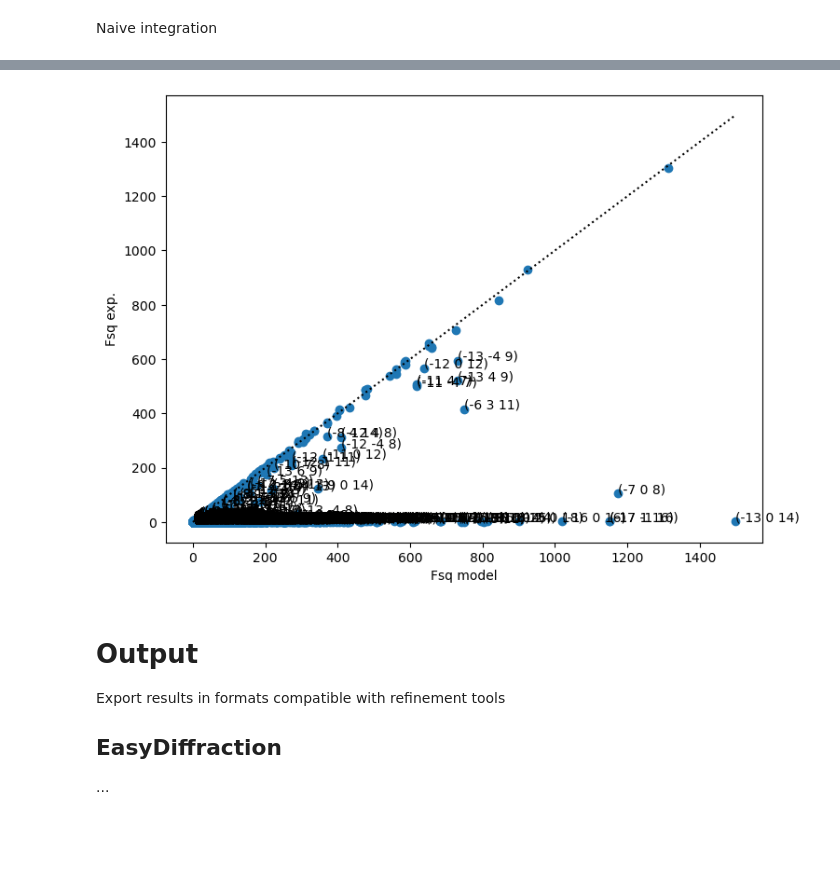
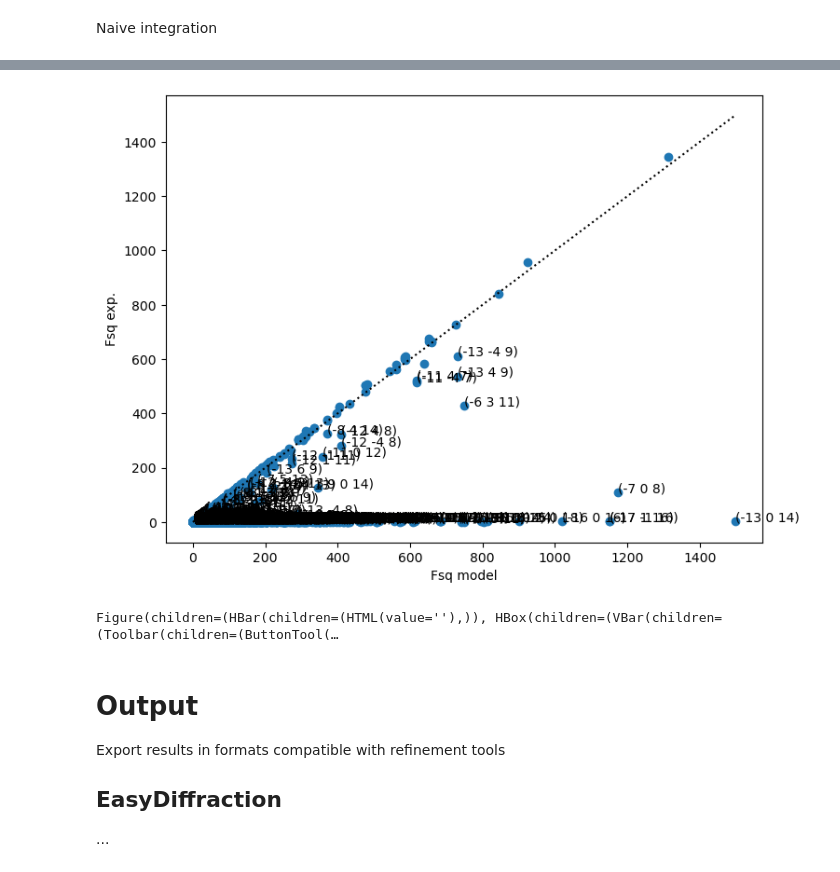
Before and after one commit to scipp/magic-notebooks, a Jupyter notebook: scipp_code.ipynb, the cells around one changed output, grey strips where cells are left out. Saved outputs shown, nothing was run; the diff lists cells and outputs as text; code cells hidden in the pictures; blank space fills up the shorter version.

```diff
--- a/scipp_code.ipynb
+++ b/scipp_code.ipynb
@@ -1345,0 +1392,15 @@ da_q_event_reduced_strong.hist(l_reduced=bin_l_reduced, h_reduced=bin_h_reduced)
+# %%
+da_q_event_normalized.coords["delta_t"] = da_q_event_normalized_strong.coords["delta_t"]
+da_q_event_normalized.coords["delta_L"] = da_q_event_normalized_strong.coords["delta_L"]
+da_q_event_normalized.coords["cell_a"] = da_q_event_normalized_strong.coords["cell_a"]
+da_q_event_normalized.coords["cell_b"] = da_q_event_normalized_strong.coords["cell_b"]
+da_q_event_normalized.coords["cell_c"] = da_q_event_normalized_strong.coords["cell_c"]
+da_q_event_normalized.coords["cell_alpha"] = da_q_event_normalized_strong.coords["cell_alpha"]
+da_q_event_normalized.coords["cell_beta"] = da_q_event_normalized_strong.coords["cell_beta"]
+da_q_event_normalized.coords["cell_gamma"] = da_q_event_normalized_strong.coords["cell_gamma"]
+da_q_event_normalized.coords["euler_alpha"] = da_q_event_normalized_strong.coords["euler_alpha"]
+da_q_event_normalized.coords["euler_beta"] = da_q_event_normalized_strong.coords["euler_beta"]
+da_q_event_normalized.coords["euler_gamma"] = da_q_event_normalized_strong.coords["euler_gamma"]
+remove_coords_in_da(da_q_event_normalized, "h", "k", "l", "h_reduced", "k_reduced", "l_reduced", "hkl_vec","Q_vec_rot","Q_vec","Qx","Qy","Qz","wavelength", "tof", "Ltotal", "Q", "u_matrix", "b_matrix", "ub_matrix")
+da_q_event_normalized = da_q_event_normalized.transform_coords(("h_reduced", "k_reduced", "l_reduced"), graph={**graph_qvec, **graph_hkl})
+da_q_event_normalized
@@ -1369,14 +1460,13 @@ np_hkl_model, np_fsq_model = load_fsq(f_name_fsq)
 Naive integration
 # %%
 
-def naive_integration(da, integration_box):
+def naive_integration(da, integration_box, scale:float=1.):
     ls_out = ["# Naive integration\n"]
     da = da.transform_coords(("two_theta","h","k","l"), graph={**graph_qvec,**graph_hkl})
     np_hkl = numpy.array([da.coords["h"].values, da.coords["k"].values, da.coords["l"].values], dtype=float)
     np_hkl = numpy.unique(numpy.round(np_hkl,0).astype(int),axis=1)
 
 
-    scale = 1.
     l_fsq_exp = []
     l_fsq_mod = []
     l_hkl = []
@@ -1415,8 +1505,8 @@ def naive_integration(da, integration_box):
             l_wavelength.append((wavelength, numpy.std(np_wavelength)))
             l_tth.append((numpy.degrees(tth), numpy.degrees(numpy.std(np_tth))))
     scale_new = scale * numpy.median(l_ratio)
-    # print(f"Scale should be around {scale_new:}")
-    np_fsq_exp = numpy.array(l_fsq_exp)*scale_new/scale
+    print(f"Scale should be around {scale_new:}")
+    np_fsq_exp = numpy.array(l_fsq_exp)# *scale_new/scale
     np_fsq_mod = numpy.array(l_fsq_mod, dtype=float)
     np_wavelength = numpy.array(l_wavelength, dtype=float)
 
@@ -1439,9 +1529,10 @@ def naive_integration(da, integration_box):
     print("\n".join(ls_out))
     return np_hkl_int, np_fsq_exp, np_fsq_mod, np_wavelength, np_tth
 # %%
-da = da_q_event_reduced_strong
+da = da_q_event_normalized_strong
+scale = 33.6992238296537
 integration_box = [0.5, 0.5, 0.5]
-np_hkl_int, np_fsq_exp, np_fsq_mod, np_wavelength, np_tth = naive_integration(da, integration_box)
+np_hkl_int, np_fsq_exp, np_fsq_mod, np_wavelength, np_tth = naive_integration(da, integration_box, scale=scale)
 
 fig = plt.figure()
 ax = fig.add_axes((0,0,1,1))
@@ -1520,7 +1566,7 @@ da_q_event_reduced.hist(l_reduced=bin_l_reduced, h_reduced=bin_h_reduced).plot(n
 # %%
-da = da_q_event_reduced
+da = da_q_event_normalized
 integration_box = [0.5, 0.5, 0.5]
-np_hkl_int, np_fsq_exp, np_fsq_mod, np_wavelength, np_tth = naive_integration(da, integration_box)
+np_hkl_int, np_fsq_exp, np_fsq_mod, np_wavelength, np_tth = naive_integration(da, integration_box, scale=scale)
 # %% [output]
 Reflection  [-21   0  17]  is not found
 Reflection  [-21   0  19]  is not found
@@ -1543,18 +1588,23 @@ Reflection  [-20   0  23]  is not found
 # %%
 fig = plt.figure()
 ax = fig.add_axes((0,0,1,1))
-scale = 0.062
-np_fsq_exp_sc = scale*np_fsq_exp
+# scale = 0.062
+np_fsq_exp_sc = np_fsq_exp # * scale
 ax.scatter(np_fsq_mod, np_fsq_exp_sc)
 ax.plot([np_fsq_mod.min(),np_fsq_mod.max(),],[np_fsq_mod.min(),np_fsq_mod.max(),], ":k")
 ax.set_xlabel("Fsq model")
 ax.set_ylabel("Fsq exp.")
 np_diff_fsq_norm = numpy.abs((np_fsq_mod-np_fsq_exp_sc)/np_fsq_mod)
 np_flag_bad = np_diff_fsq_norm>0.1
 for hkl, fsq_mod, fsq_exp, in zip(np_hkl_int[:,np_flag_bad].transpose(),np_fsq_mod[np_flag_bad],np_fsq_exp_sc[np_flag_bad]):
     ax.text(fsq_mod, fsq_exp, f"({hkl[0]:} {hkl[1]:} {hkl[2]:})")
 # %% [output]
-[figure, old version]
+[figure, new version]
+# %%
+
+plopp.scatter3d(da_q_event_normalized, pos='hkl_vec', cbar=True, size=0.0001, opacity=0.5)
+# %% [output]
+Figure(children=(HBar(children=(HTML(value=''),)), HBox(children=(VBar(children=(Toolbar(children=(ButtonTool(…
 # %% [markdown]
 # Output
 Export results in formats compatible with refinement tools
```
Also changed, not shown: parts of 76 cells of this notebook.
